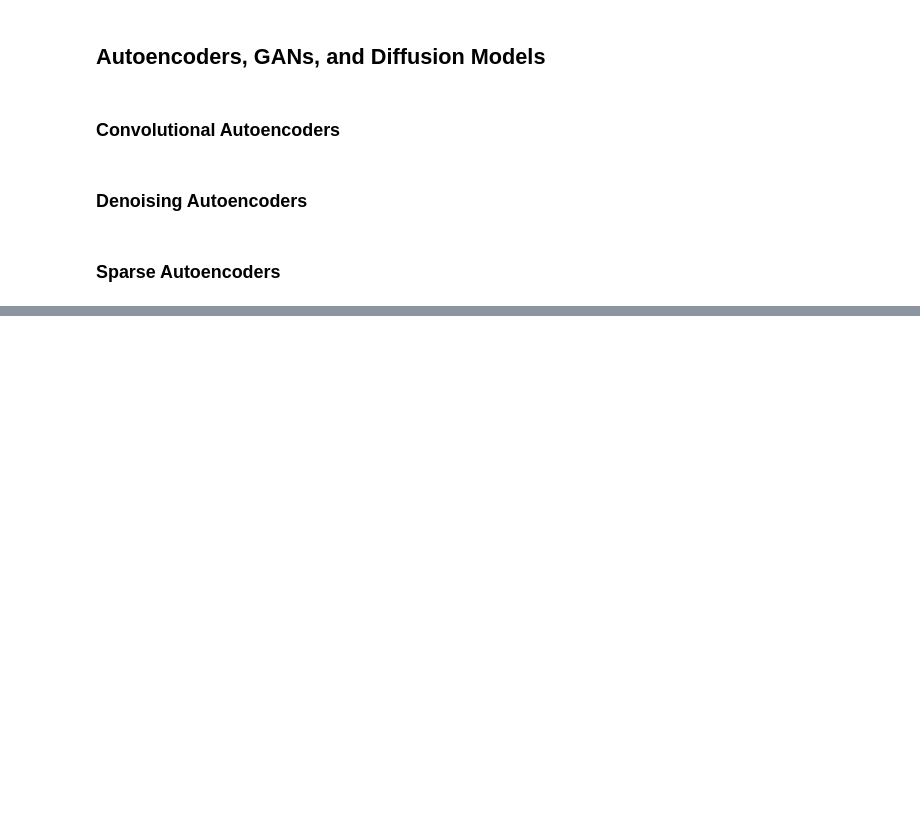
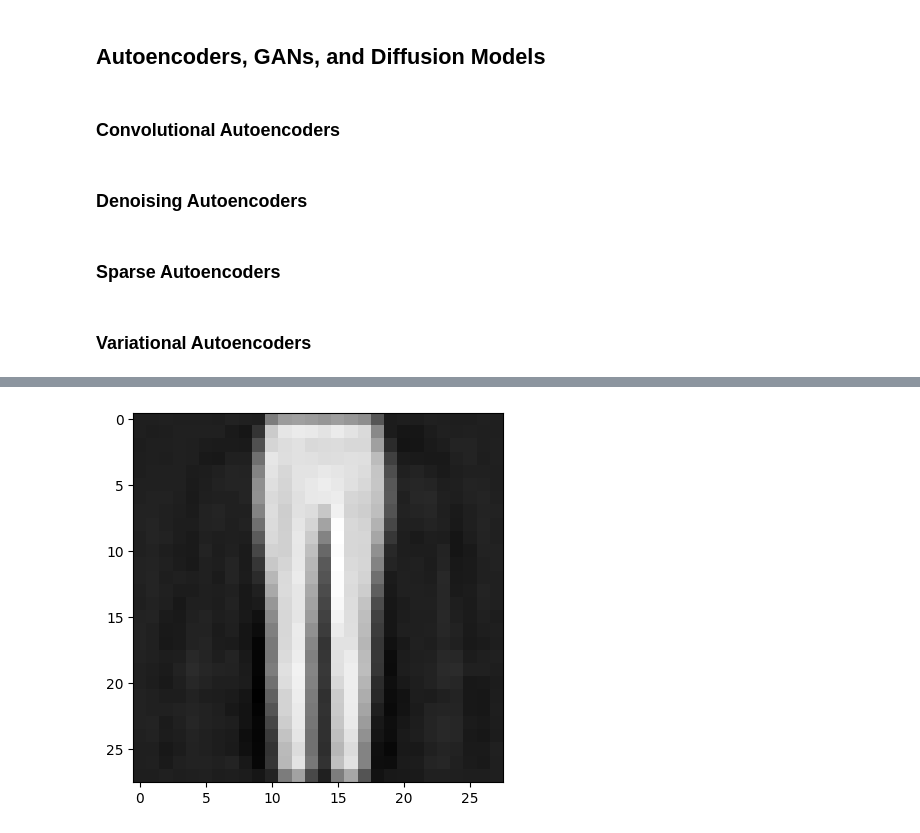
Before and after one commit to ElliotLeeLL/ElliotsAILab101, a Jupyter notebook: handson-ml3-notes/CH 17. Autoencoders, GANs, and Diffusion Models.ipynb, the cells around one changed output, grey strips where cells are left out. Cells and saved outputs as stored; diff of their text form; code cells hidden in the pictures; blank space fills up the shorter version.

```diff
--- a/handson-ml3-notes/CH 17. Autoencoders, GANs, and Diffusion Models.ipynb
+++ b/handson-ml3-notes/CH 17. Autoencoders, GANs, and Diffusion Models.ipynb
@@ -67,0 +101,66 @@ sparse_l1_ae = tf.keras.Sequential([sparse_l1_encoder, sparse_l1_decoder])
+# %% [markdown]
+### Variational Autoencoders
+# %%
+import tensorflow as tf
+import matplotlib.pyplot as plt
+import numpy as np
+
+class Sampling(tf.keras.layers.Layer):
+    def __call__(self, inputs):
+        mean, log_var = inputs
+        return tf.random.normal(tf.shape(log_var)) * tf.exp(log_var / 2) + mean
+
+# extra code – loads, scales, and splits the fashion MNIST dataset
+fashion_mnist = tf.keras.datasets.fashion_mnist.load_data()
+(X_train_full, y_train_full), (X_test, y_test) = fashion_mnist
+X_train_full = X_train_full.astype(np.float32) / 255
+X_test = X_test.astype(np.float32) / 255
+X_train, X_valid = X_train_full[:-5000], X_train_full[-5000:]
+y_train, y_valid = y_train_full[:-5000], y_train_full[-5000:]
+
+codings_size = 10
+
+inputs = tf.keras.layers.Input(shape=[28,28])
+Z = tf.keras.layers.Flatten()(inputs)
+Z = tf.keras.layers.Dense(150, activation="relu")(Z)
+Z = tf.keras.layers.Dense(100, activation="relu")(Z)
+
+codings_mean = tf.keras.layers.Dense(codings_size)(Z)
+codings_log_var = tf.keras.layers.Dense(codings_size)(Z)
+codings = Sampling()([codings_mean, codings_log_var])
+
+variational_encoder = tf.keras.Model(
+    inputs = [inputs],
+    outputs = [codings_mean, codings_log_var, codings]
+)
+
+decoder_inputs = tf.keras.layers.Input(shape=[codings_size])
+x = tf.keras.layers.Dense(100, activation="relu")(decoder_inputs)
+x = tf.keras.layers.Dense(150, activation="relu")(x)
+x = tf.keras.layers.Dense(28 * 28)(x)
+outputs = tf.keras.layers.Reshape([28,28])(x)
+variational_decoder = tf.keras.Model(inputs=[decoder_inputs], outputs=[outputs])
+
+_, _, codings = variational_encoder(inputs)
+reconstructions = variational_decoder(codings)
+variational_ae = tf.keras.Model(inputs=[inputs], outputs=[reconstructions])
+
+latent_loss = -0.5 * tf.reduce_sum(
+    1 + codings_log_var - tf.exp(codings_log_var) - tf.square(codings_mean), axis=-1)
+variational_ae.add_loss(tf.reduce_mean(latent_loss) / 784.)
+
+variational_ae.compile(loss="mse", optimizer="nadam")
+history = variational_ae.fit(
+    X_train,
+    X_train,
+    epochs=10,
+    batch_size=128,
+    validation_data=(X_valid, X_valid)
+)
+
+codings = tf.random.normal(shape=[3 * 7, codings_size])
+images = variational_decoder(codings).numpy()
+
+plt.imshow(images[0], cmap="gray")
+plt.show()
+# %% [output]
@@ -67,0 +184 @@ sparse_l1_ae = tf.keras.Sequential([sparse_l1_encoder, sparse_l1_decoder])
+[figure, added]
```
Also changed, not shown: parts of 9 cells of this notebook.
